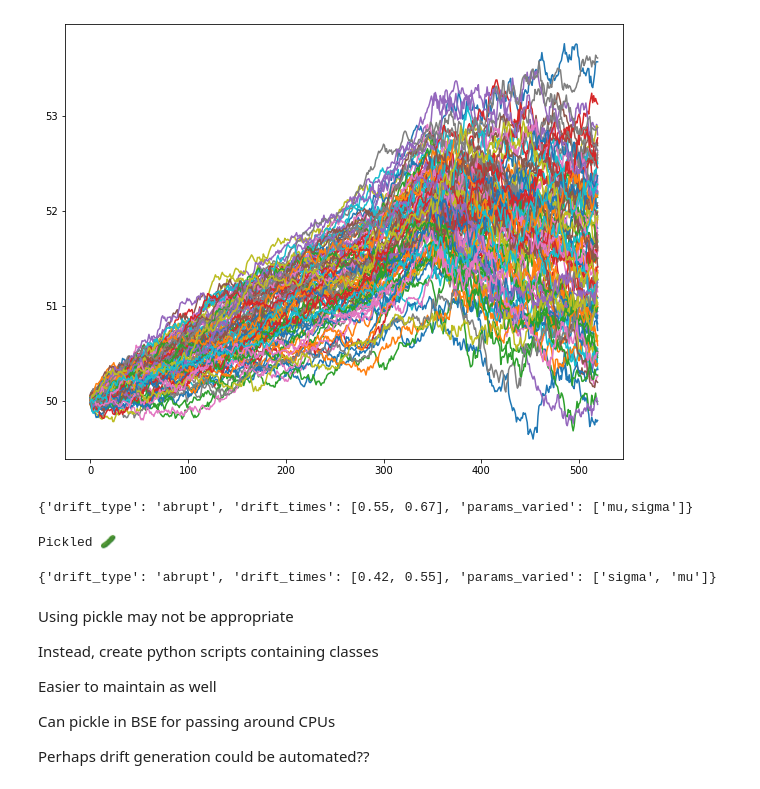
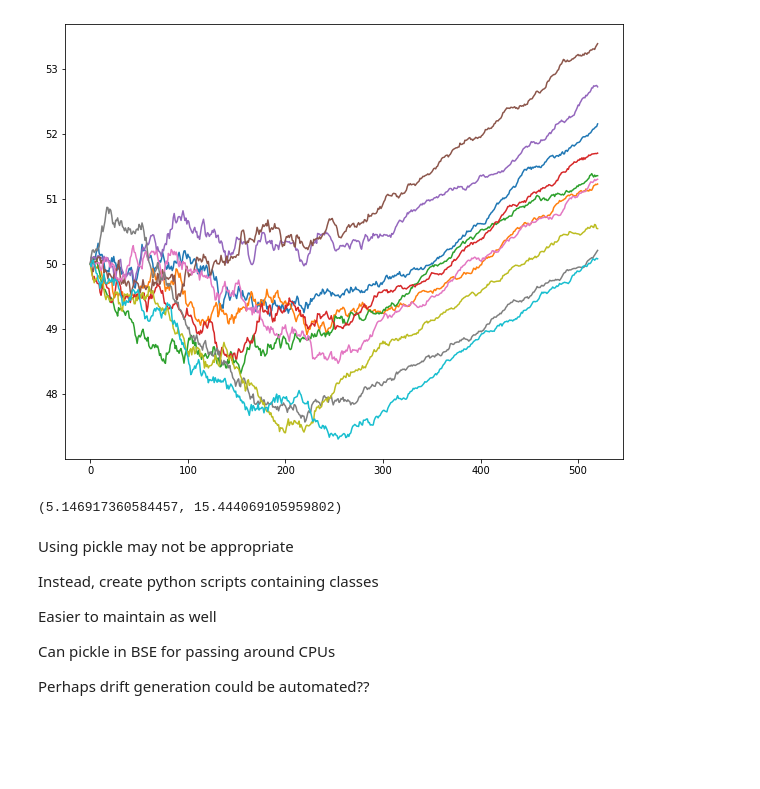
Before and after one commit to charliehpearce/drift-lib, a Jupyter notebook: pickle_gen.ipynb, the cells around one changed output. Drawn from its saved outputs; the diff is of its cells as text; code cells hidden in the pictures; blank space fills up the shorter version.

Commit message:
kl distance finished, gradual drifts

```diff
--- a/pickle_gen.ipynb
+++ b/pickle_gen.ipynb
@@ -40,65 +79,61 @@ class Drift(Brownian):
 # %%
 class MuSigma:
     """
     Problems:
     Drift parameters are not normalised for the time scale, this means
     it can only be used for tested time frames
     """
     def __init__(self):
         self.meta_data = {
-            'drift_type': 'abrupt',
-            'drift_times': [0.55, 0.67],
-            'params_varied': ['mu,''sigma'],
+            'drift_type': 'gradual',
+            'drift_times': [0.30, 0.65],
+            'params_varied': ['mu','sigma'],
         }
 
-    def mu(x):
-        if x < 0.55:
-            return 0.0010
-        elif 0.55 <= x <= 0.67:
-            return 0.0020
+    def mu(t):
+        x1 = -0.0015
+        x2 = 0.0020
+        t1 = 0.3
+        t2 = 0.65
+
+        if t < t1:
+            return x1
+        elif t1 <= t <= t2:
+            # Linear Increase
+            m = (((x2-x1)/(t2-t1))*(t-t1))+x1
+            return m
         else:
-            return -0.0007
+            return x2
 
-    def sig(x):
-        if x < 0.55:
-            return 0.0015
-        elif 0.55 <= x <= 0.67:
-            return 0.0020
+    def sig(t):
+        x1 = 0.0040
+        x2 = 0.0010
+        t1 = 0.3
+        t2 = 0.65
+
+        if t < t1:
+            return x1
+        elif t1 <= t <= t2:
+            # Linear increase
+            m = (((x2-x1)/(t2-t1))*(t-t1))+x1
+            return m
         else:
-            return 0.0035
+            return x2
+
 
 ep = np.zeros(100)
 fig,ax = plt.subplots(figsize=(10,8))
-for i in tqdm(range(100)):
+for i in tqdm(range(10)):
     pcx = Drift(musig=MuSigma, s0=50, deltaT=52, dt=0.1).gbm_offset_vec
     plt.plot(pcx)
     ep[i] = pcx[-1]
 
 plt.show()
 fig.savefig('./fig.png',dpi=300.0)
 np.mean(ep), np.std(ep)
-
-print(MuSigma().meta_data)
 # %% [output]
-[figure, old version]
+[figure, new version]
-{'drift_type': 'abrupt', 'drift_times': [0.55, 0.67], 'params_varied': ['mu,sigma']}
+(5.146917360584457, 15.444069105959802)
-# %%
-# REDUNDANT
-file_name = 'abrupt10'
-files = os.listdir('./pickles')
-
-if file_name not in files:
-    with open(f'./pickles/{file_name}', 'wb') as pkl:
-        pickle.dump(MuSigma ,pkl)
-        print('Pickled 🥒')
-else:
-    raise Exception('File Already Exists')
-# %% [output]
-Pickled 🥒
-# %%
-print(MuSigma().meta_data)
-# %% [output]
-{'drift_type': 'abrupt', 'drift_times': [0.42, 0.55], 'params_varied': ['sigma', 'mu']}
 # %% [markdown]
 Using pickle may not be appropriate
 
```
Also changed, not shown: parts of 3 cells of this notebook, 8 other files.
